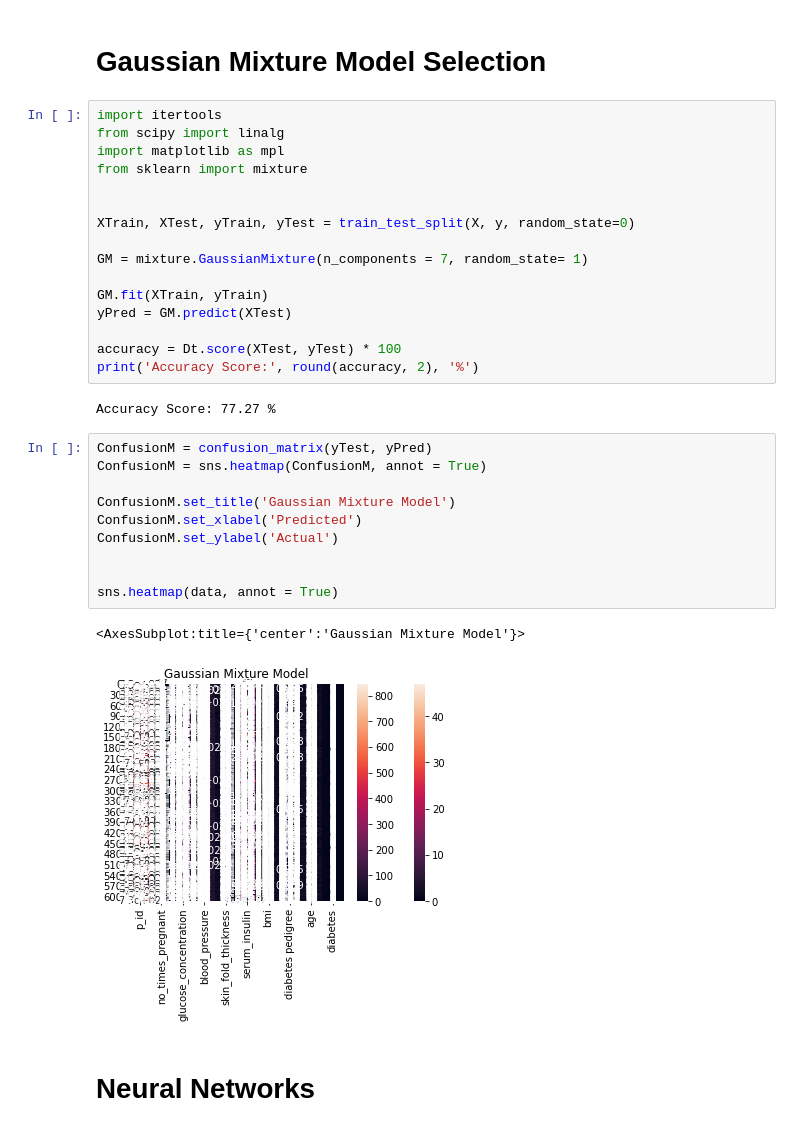
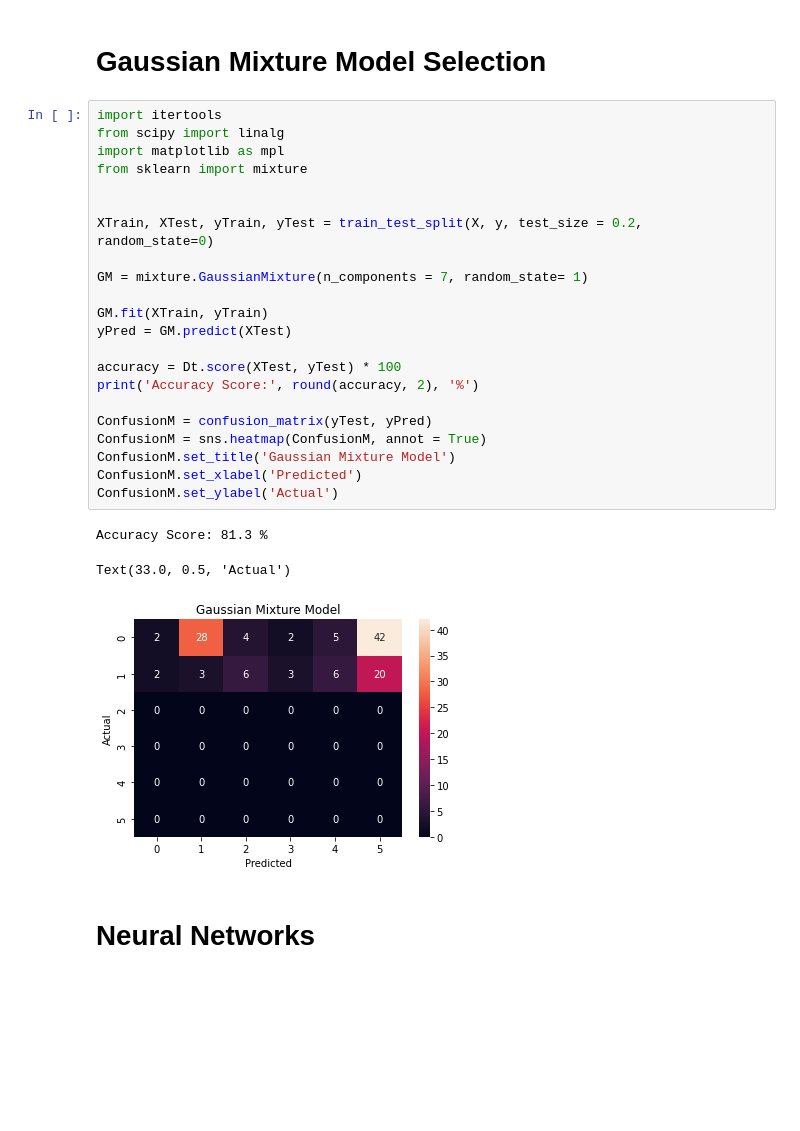
Before and after one commit to sadiatasneemkhan/BMEN_415_Project, a Jupyter notebook: Davina/Classification/Classification Models.ipynb, the cells around one changed output. Saved outputs shown, nothing was run; the diff lists cells and outputs as text; blank space fills up the shorter version.

```diff
--- a/Davina/Classification/Classification Models.ipynb
+++ b/Davina/Classification/Classification Models.ipynb
@@ -67,34 +62,29 @@ sns.heatmap(data, annot = True)
 # %%
 import itertools
 from scipy import linalg
 import matplotlib as mpl
 from sklearn import mixture
 
 
-XTrain, XTest, yTrain, yTest = train_test_split(X, y, random_state=0)
+XTrain, XTest, yTrain, yTest = train_test_split(X, y, test_size = 0.2, random_state=0)
 
 GM = mixture.GaussianMixture(n_components = 7, random_state= 1)
 
 GM.fit(XTrain, yTrain)
 yPred = GM.predict(XTest)
 
 accuracy = Dt.score(XTest, yTest) * 100
 print('Accuracy Score:', round(accuracy, 2), '%')
+
+ConfusionM = confusion_matrix(yTest, yPred)
+ConfusionM = sns.heatmap(ConfusionM, annot = True)
+ConfusionM.set_title('Gaussian Mixture Model')
+ConfusionM.set_xlabel('Predicted')
+ConfusionM.set_ylabel('Actual')
 # %% [output]
-Accuracy Score: 77.27 %
+Accuracy Score: 81.3 %
+Text(33.0, 0.5, 'Actual')
+[figure, added]
-# %%
-ConfusionM = confusion_matrix(yTest, yPred)
-ConfusionM = sns.heatmap(ConfusionM, annot = True)
-
-ConfusionM.set_title('Gaussian Mixture Model')
-ConfusionM.set_xlabel('Predicted')
-ConfusionM.set_ylabel('Actual')
-
-
-sns.heatmap(data, annot = True)
-# %% [output]
-<AxesSubplot:title={'center':'Gaussian Mixture Model'}>
-[figure, removed]
 # %% [markdown]
 # Neural Networks
 # %%
```
Also changed, not shown: parts of 4 cells of this notebook, 1 other file.
